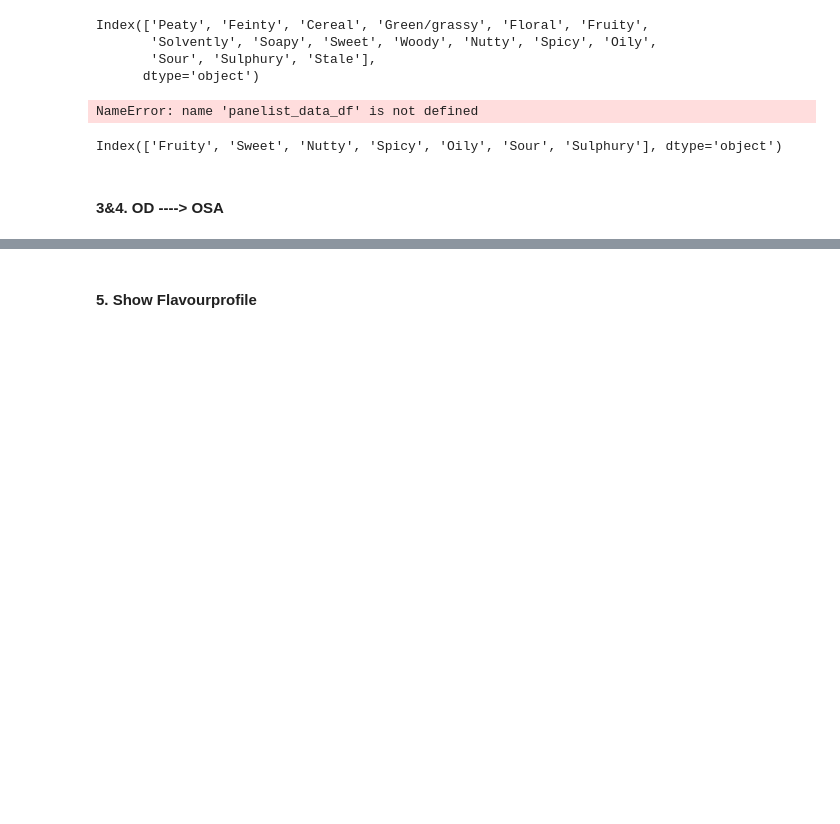
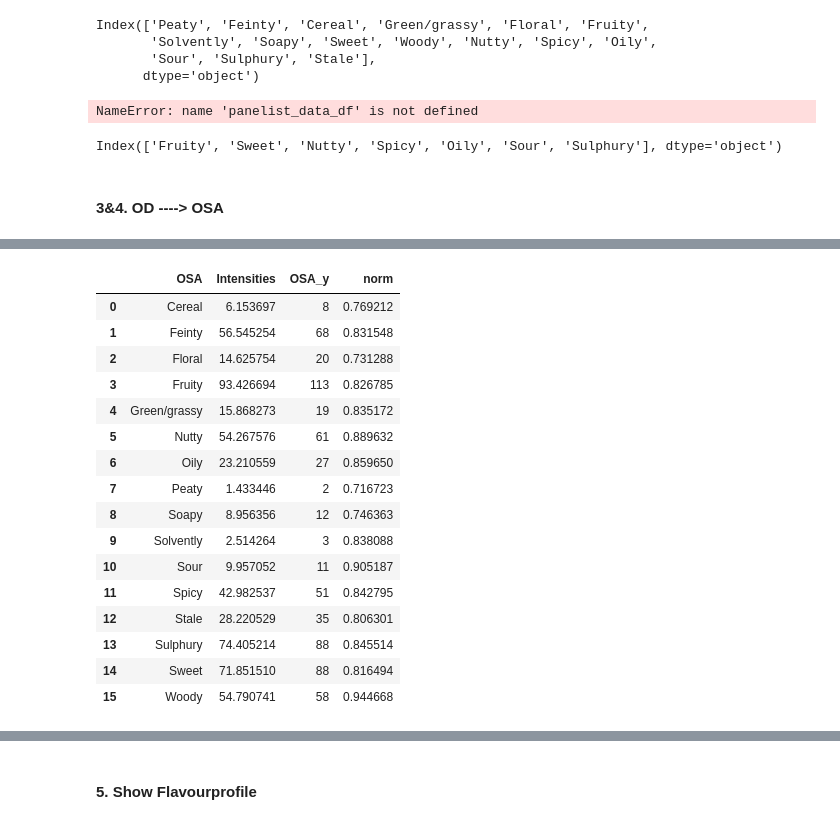
Before and after one commit to rengesf/flavorpred, a Jupyter notebook: Pipeline_RI.ipynb, the cells around one changed output, grey strips where cells are left out. Cells and saved outputs as stored; diff of their text form; code cells hidden in the pictures; blank space fills up the shorter version.

```diff
--- a/Pipeline_RI.ipynb
+++ b/Pipeline_RI.ipynb
@@ -1051,0 +1112,7 @@ dtype: float64
+# %%
+matched_values = []
+for key, values in OQ_OSA_match_dict.items():
+    matched_values.extend([(key, value, OD_OSA_dict[value]) for value in values if value in OD_OSA_dict])
+
+CAS_OD_OSA = pd.DataFrame(matched_values, columns=['CAS', 'OD', 'OSA'])
+CAS_OD_OSA
@@ -1051,0 +1149,2 @@ dtype: float64
+# %%
+CAS_OD_OSA_Int = pd.merge(CAS_OD_OSA, I_vector, left_on='CAS', right_index=True, how = 'left')
@@ -1051,0 +1187,3 @@ dtype: float64
+# %%
+final_OSAs = CAS_OD_OSA_Int.groupby('OSA')['Intensities'].sum().reset_index()
+final_OSAs
@@ -1051,0 +1208,25 @@ dtype: float64
+# %%
+# Merge the DataFrames on 'OSA'
+merged_OSA_norm = final_OSAs.merge(CAS_OD_OSA['OSA'].value_counts(), left_on='OSA', right_index=True)
+merged_OSA_norm= merged_OSA_norm.drop(columns='OSA_x')
+merged_OSA_norm['norm'] = merged_OSA_norm['Intensities']/merged_OSA_norm['OSA_y']
+# %%
+merged_OSA_norm
+# %% [output]
+|  | OSA | Intensities | OSA_y | norm |
+| 0 | Cereal | 6.153697 | 8 | 0.769212 |
+| 1 | Feinty | 56.545254 | 68 | 0.831548 |
+| 2 | Floral | 14.625754 | 20 | 0.731288 |
+| 3 | Fruity | 93.426694 | 113 | 0.826785 |
+| 4 | Green/grassy | 15.868273 | 19 | 0.835172 |
+| 5 | Nutty | 54.267576 | 61 | 0.889632 |
+| 6 | Oily | 23.210559 | 27 | 0.859650 |
+| 7 | Peaty | 1.433446 | 2 | 0.716723 |
+| 8 | Soapy | 8.956356 | 12 | 0.746363 |
+| 9 | Solvently | 2.514264 | 3 | 0.838088 |
+| 10 | Sour | 9.957052 | 11 | 0.905187 |
+| 11 | Spicy | 42.982537 | 51 | 0.842795 |
+| 12 | Stale | 28.220529 | 35 | 0.806301 |
+| 13 | Sulphury | 74.405214 | 88 | 0.845514 |
+| 14 | Sweet | 71.851510 | 88 | 0.816494 |
+| 15 | Woody | 54.790741 | 58 | 0.944668 |
```
Also changed, not shown: parts of 32 cells of this notebook, 1 other file.
